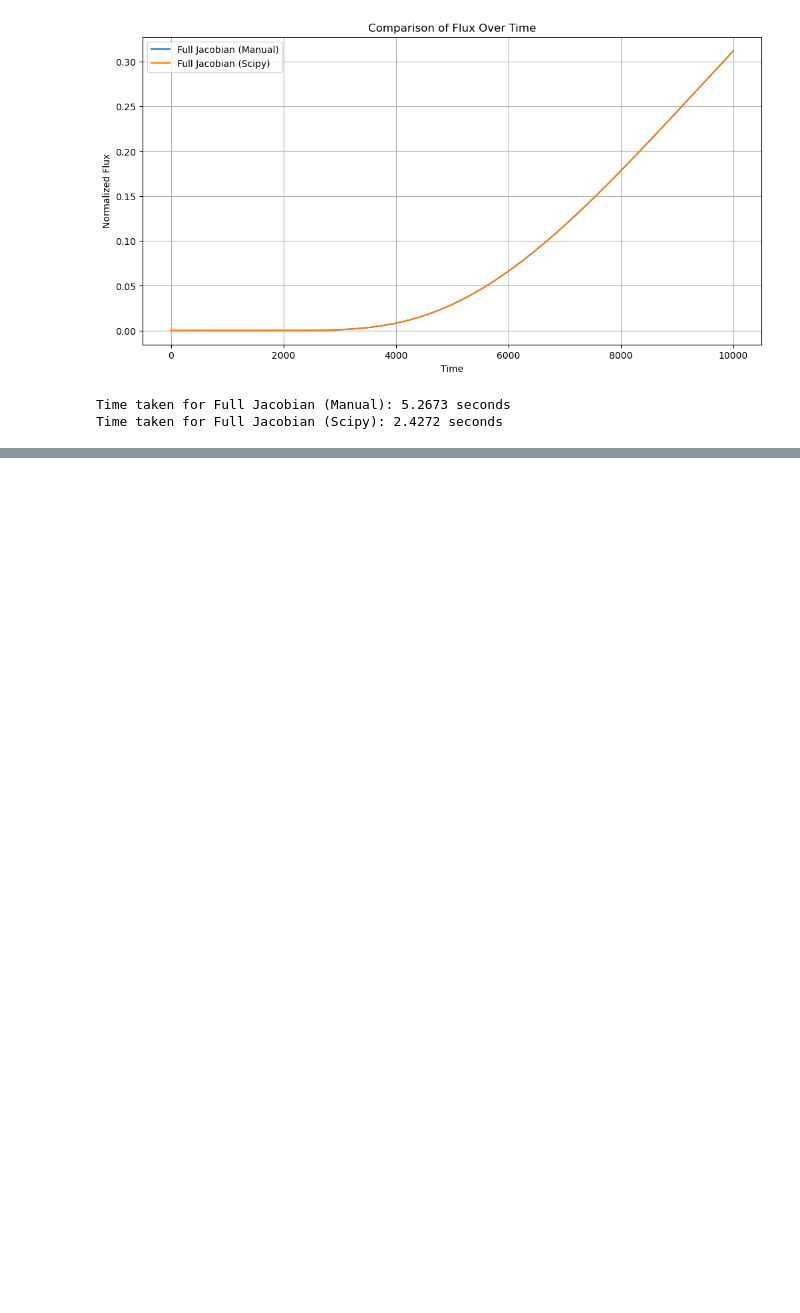
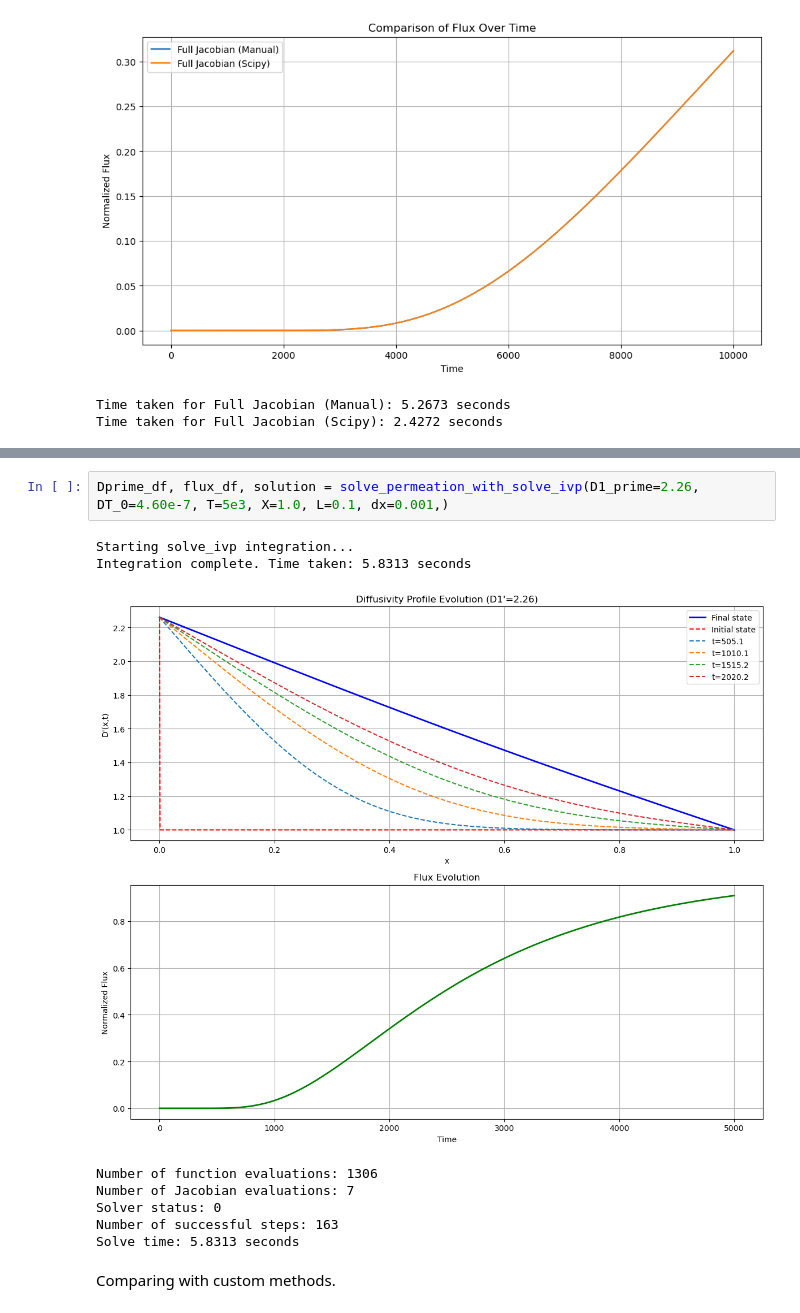
Before and after one commit to louis-sh-nguyen/object-oriented-pemeation-analysis, a Jupyter notebook: notebooks/numerical_solution_methods.ipynb, the cells around one changed output, grey strips where cells are left out. Saved outputs shown, nothing was run; the diff lists cells and outputs as text; blank space fills up the shorter version.

```diff
--- a/notebooks/numerical_solution_methods.ipynb
+++ b/notebooks/numerical_solution_methods.ipynb
@@ -2503,0 +2657,13 @@ Time taken for Full Jacobian (Scipy): 2.4272 seconds
+# %%
+Dprime_df, flux_df, solution = solve_permeation_with_solve_ivp(D1_prime=2.26, DT_0=4.60e-7, T=5e3, X=1.0, L=0.1, dx=0.001,)
+# %% [output]
+Starting solve_ivp integration...
+Integration complete. Time taken: 5.8313 seconds
+[figure, added]
+Number of function evaluations: 1306
+Number of Jacobian evaluations: 7
+Solver status: 0
+Number of successful steps: 163
+Solve time: 5.8313 seconds
+# %% [markdown]
+Comparing with custom methods.
```
Also changed, not shown: parts of 5 cells of this notebook.
